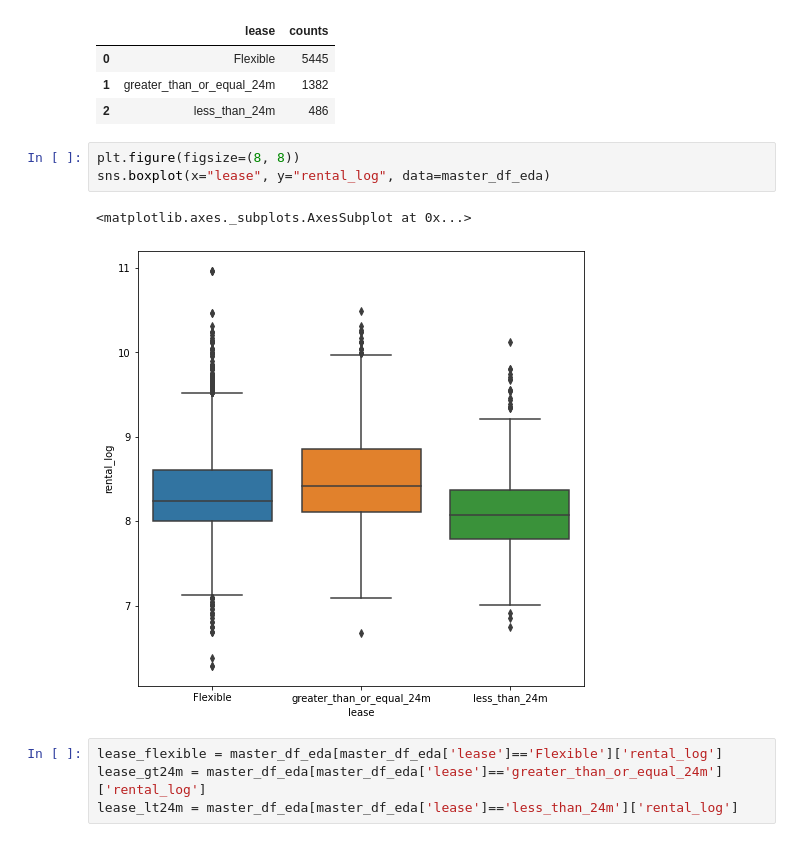
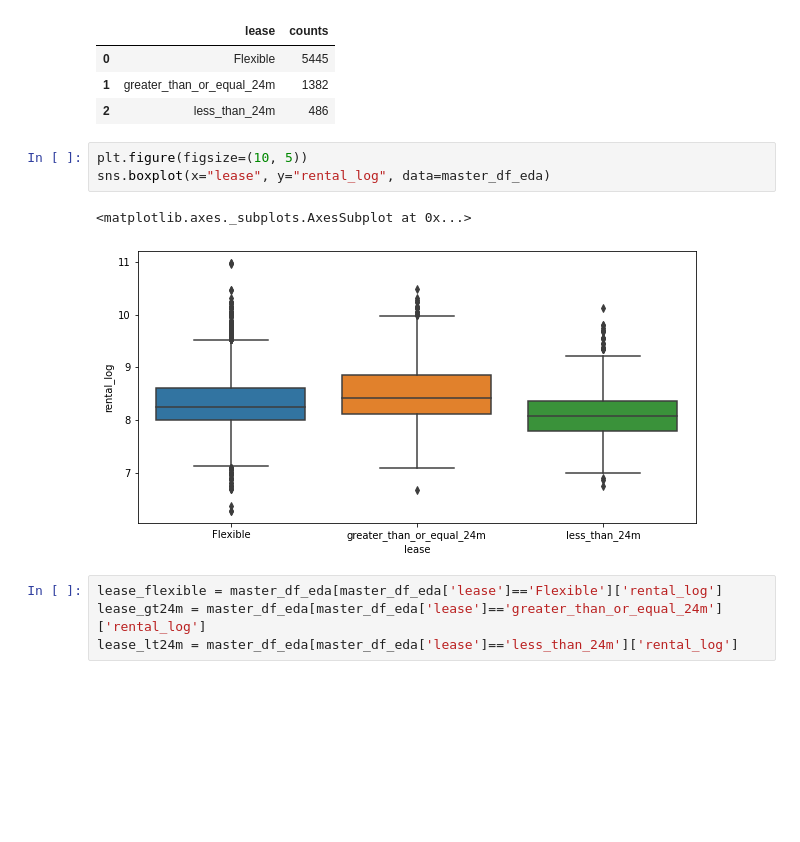
Before and after one commit to kennethleungty/Singapore-Condo-Rental-Market-Analysis, a Jupyter notebook: Part 2 - Data Cleaning and EDA.ipynb, the cells around one changed output. Saved outputs shown, nothing was run; the diff lists cells and outputs as text; blank space fills up the shorter version.

```diff
--- a/Part 2 - Data Cleaning and EDA.ipynb
+++ b/Part 2 - Data Cleaning and EDA.ipynb
@@ -1138,11 +1138,11 @@ lease_df
 | 1 | greater_than_or_equal_24m | 1382 |
 | 2 | less_than_24m | 486 |
 # %%
-plt.figure(figsize=(8, 8))
+plt.figure(figsize=(10, 5))
 sns.boxplot(x="lease", y="rental_log", data=master_df_eda)
 # %% [output]
 <matplotlib.axes._subplots.AxesSubplot at 0x...>
-[figure, old version]
+[figure, new version]
 # %%
 lease_flexible = master_df_eda[master_df_eda['lease']=='Flexible']['rental_log']
 lease_gt24m = master_df_eda[master_df_eda['lease']=='greater_than_or_equal_24m']['rental_log']
```
Also changed, not shown: parts of 19 cells of this notebook, 11 other files.
